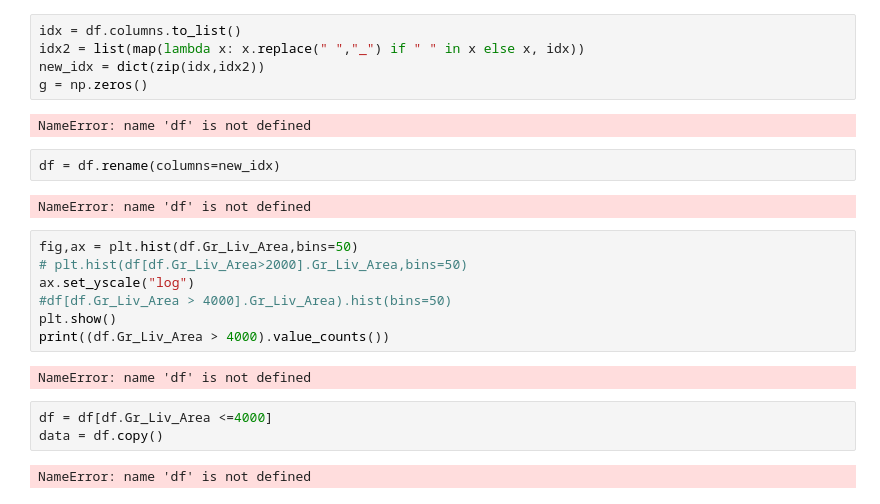
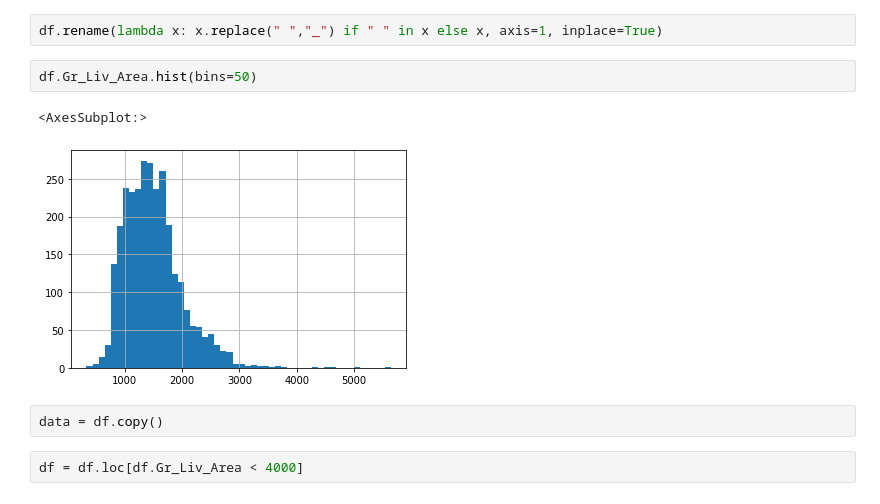
Before and after one commit to panManfredini/IBM_ML, a Jupyter notebook: 01_ReadingData/lesson_d_done_by_me.ipynb, the cells around one changed output. Saved outputs shown, nothing was run; the diff lists cells and outputs as text.

```diff
--- a/01_ReadingData/lesson_d_done_by_me.ipynb
+++ b/01_ReadingData/lesson_d_done_by_me.ipynb
@@ -13,26 +8,12 @@ FileNotFoundError: [Errno 2] No such file or directory: 'data/Ames_Housing_Data.
 # %%
-idx = df.columns.to_list()
-idx2 = list(map(lambda x: x.replace(" ","_") if " " in x else x, idx))
-new_idx = dict(zip(idx,idx2))
-g = np.zeros()
+df.rename(lambda x: x.replace(" ","_") if " " in x else x, axis=1, inplace=True)
-# %% [output]
-NameError: name 'df' is not defined
-# %%
-df = df.rename(columns=new_idx)
-# %% [output]
-NameError: name 'df' is not defined
-# %%
-fig,ax = plt.hist(df.Gr_Liv_Area,bins=50)
-# plt.hist(df[df.Gr_Liv_Area>2000].Gr_Liv_Area,bins=50)
-ax.set_yscale("log")
-#df[df.Gr_Liv_Area > 4000].Gr_Liv_Area).hist(bins=50)
-plt.show()
-print((df.Gr_Liv_Area > 4000).value_counts())
-# %% [output]
-NameError: name 'df' is not defined
+# %%
+df.Gr_Liv_Area.hist(bins=50)
+# %% [output]
+<AxesSubplot:>
+[figure, added]
+# %%
+data = df.copy()
 # %%
-df = df[df.Gr_Liv_Area <=4000]
-data = df.copy()
+df = df.loc[df.Gr_Liv_Area < 4000]
-# %% [output]
-NameError: name 'df' is not defined
 # %%
```
Also changed, not shown: parts of 9 cells of this notebook.
